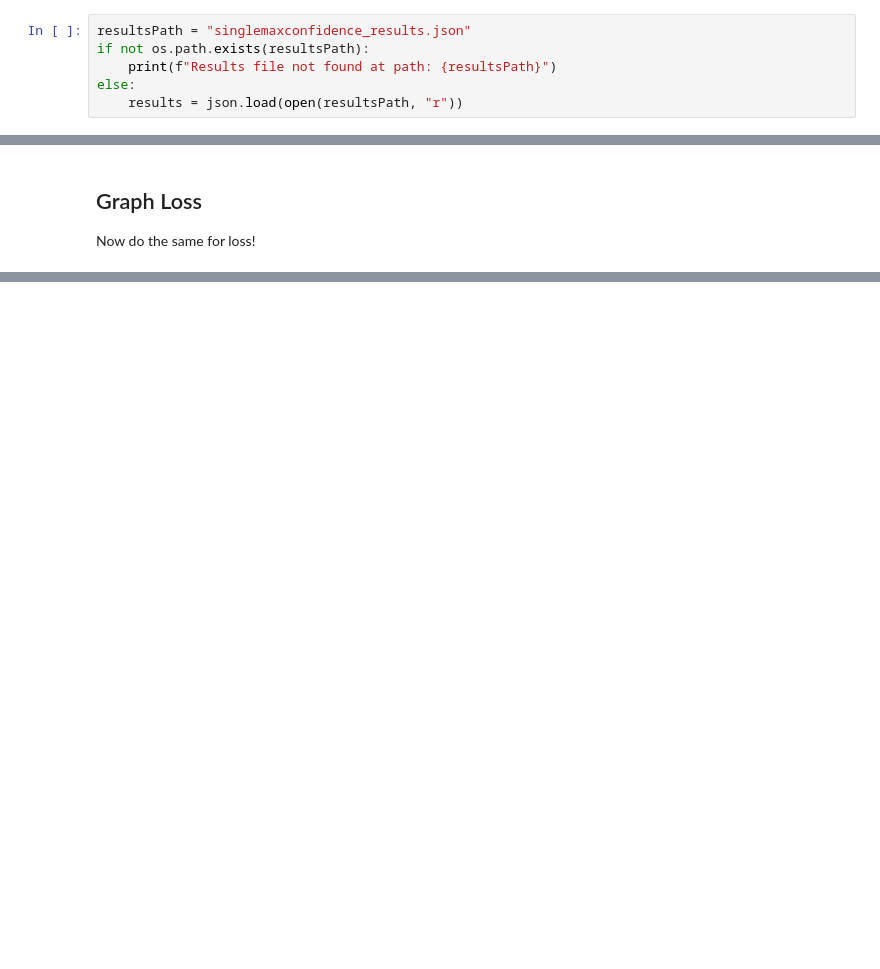
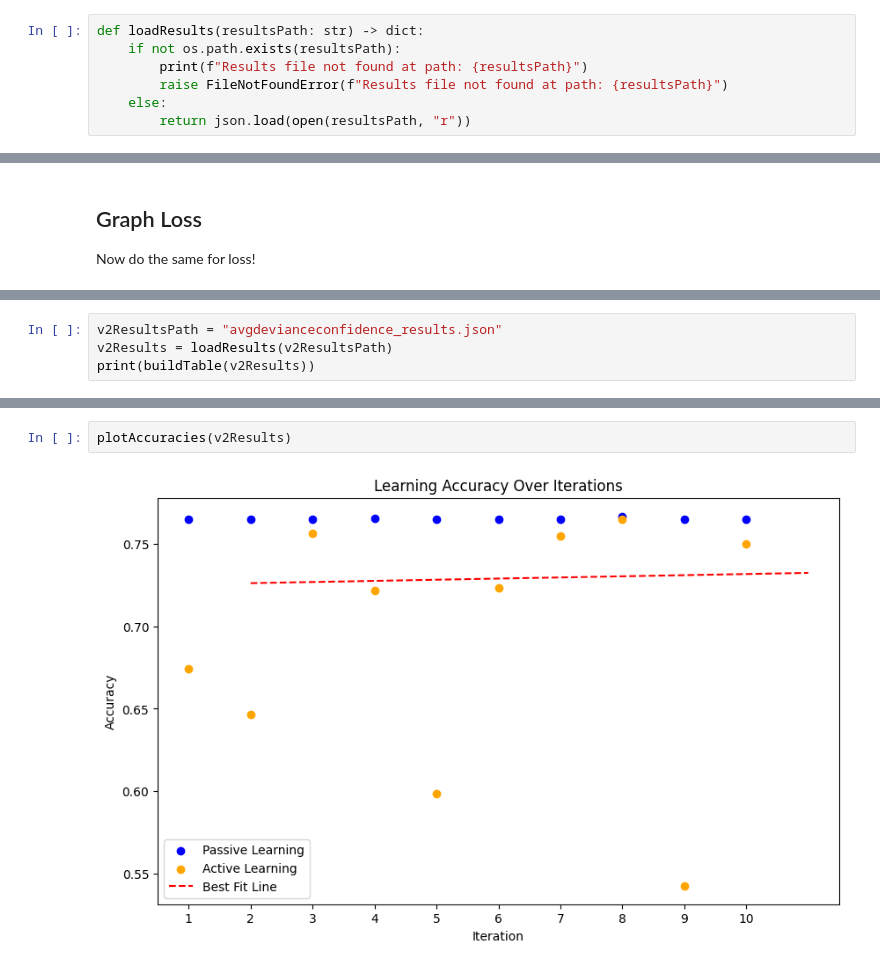
Before and after one commit to cmh02/HSSFLDON, a Jupyter notebook: results/HSSFLDON_DisplayResults.ipynb, the cells around one changed output, grey strips where cells are left out. Cells and saved outputs as stored; diff of their text form; blank space fills up the shorter version.

Commit message:
Displaying results for latest certainty measure update (v2)

```diff
--- a/results/HSSFLDON_DisplayResults.ipynb
+++ b/results/HSSFLDON_DisplayResults.ipynb
@@ -17,11 +18,12 @@ Load results from our json file. Results are saved in a dict like:
 
 `{ trainingIteration: { passive_or_active: { loss: val, accuracy: val } } }`
 # %%
-resultsPath = "singlemaxconfidence_results.json"
-if not os.path.exists(resultsPath):
-    print(f"Results file not found at path: {resultsPath}")
-else:
-    results = json.load(open(resultsPath, "r"))
+def loadResults(resultsPath: str) -> dict:
+    if not os.path.exists(resultsPath):
+        print(f"Results file not found at path: {resultsPath}")
+        raise FileNotFoundError(f"Results file not found at path: {resultsPath}")
+    else:
+        return json.load(open(resultsPath, "r"))
 # %% [markdown]
 ### Graph Accuracy
 
@@ -98,0 +151,4 @@ plt.show()
+# %%
+v2ResultsPath = "avgdevianceconfidence_results.json"
+v2Results = loadResults(v2ResultsPath)
+print(buildTable(v2Results))
@@ -98,0 +173,4 @@ plt.show()
+# %%
+plotAccuracies(v2Results)
+# %% [output]
+[figure, added]
```
Also changed, not shown: parts of 12 cells of this notebook, 1 other file.
